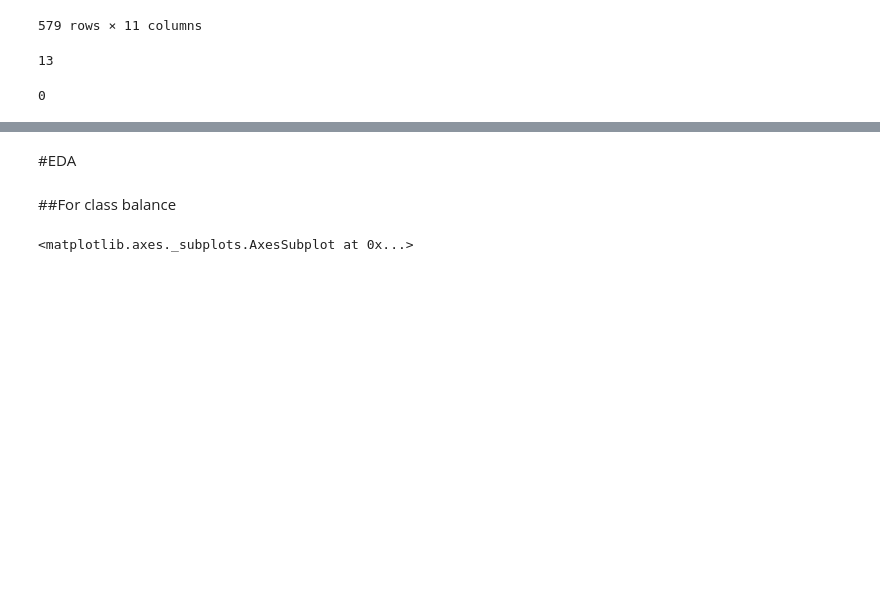
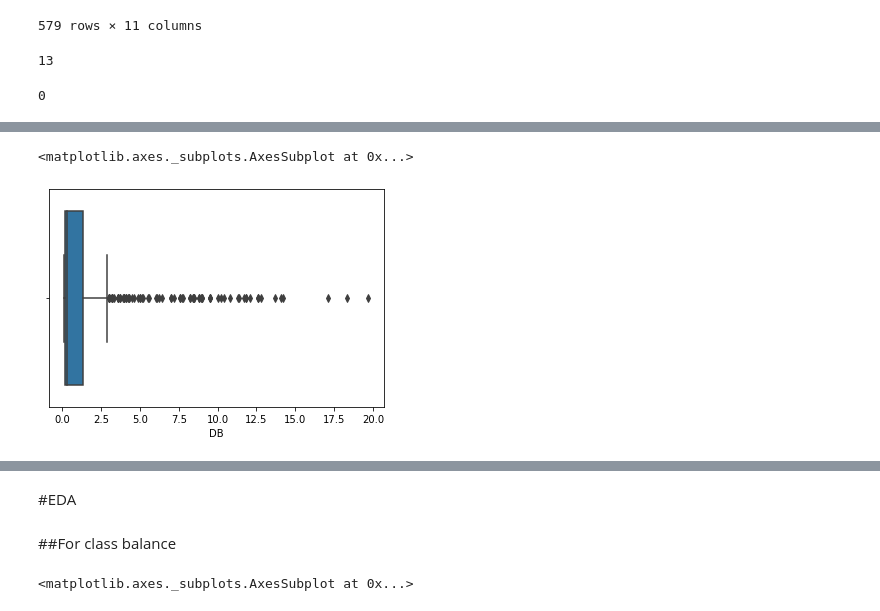
Before and after one commit to MugoChege/Liver-and-Tweets, a Jupyter notebook: Liver.ipynb, the cells around one changed output, grey strips where cells are left out. Drawn from its saved outputs; the diff is of its cells as text; code cells hidden in the pictures; blank space fills up the shorter version.

```diff
--- a/Liver.ipynb
+++ b/Liver.ipynb
@@ -168,0 +185,5 @@ sure.duplicated().sum()
+# %%
+sns.boxplot(sure['DB'])
+# %% [output]
+<matplotlib.axes._subplots.AxesSubplot at 0x...>
+[figure, added]
```
Also changed, not shown: parts of 23 cells of this notebook.
